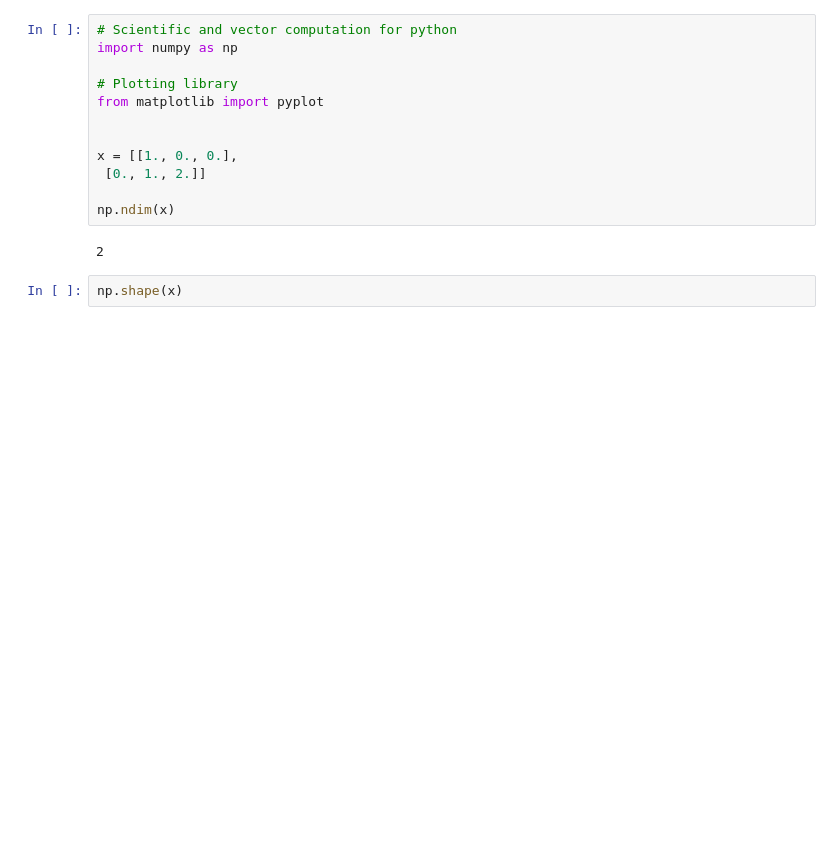
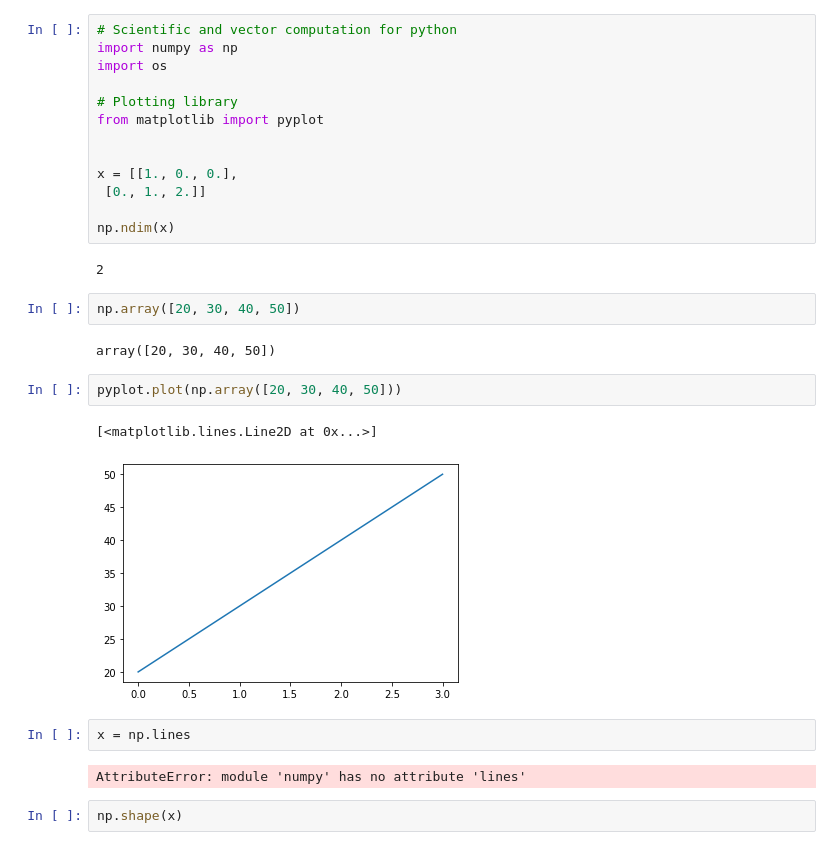
Before and after one commit to chegehimself/machine-learning, a Jupyter notebook: Exercise1/practice.ipynb, the cells around one changed output. Cells and saved outputs as stored; diff of their text form; blank space fills up the shorter version.

```diff
--- a/Exercise1/practice.ipynb
+++ b/Exercise1/practice.ipynb
@@ -1,6 +1,7 @@
 # %%
 # Scientific and vector computation for python
 import numpy as np
+import os
 
 # Plotting library
 from matplotlib import pyplot
@@ -12,6 +13,19 @@ x = [[1., 0., 0.],
 np.ndim(x)
 # %% [output]
 2
+# %%
+np.array([20, 30, 40, 50])
+# %% [output]
+array([20, 30, 40, 50])
+# %%
+pyplot.plot(np.array([20, 30, 40, 50]))
+# %% [output]
+[<matplotlib.lines.Line2D at 0x...>]
+[figure, added]
+# %%
+x = np.lines
+# %% [output]
+AttributeError: module 'numpy' has no attribute 'lines'
 # %%
 np.shape(x)
 # %% [output]
```
Also changed, not shown: parts of 17 cells of this notebook, 1 other file.
